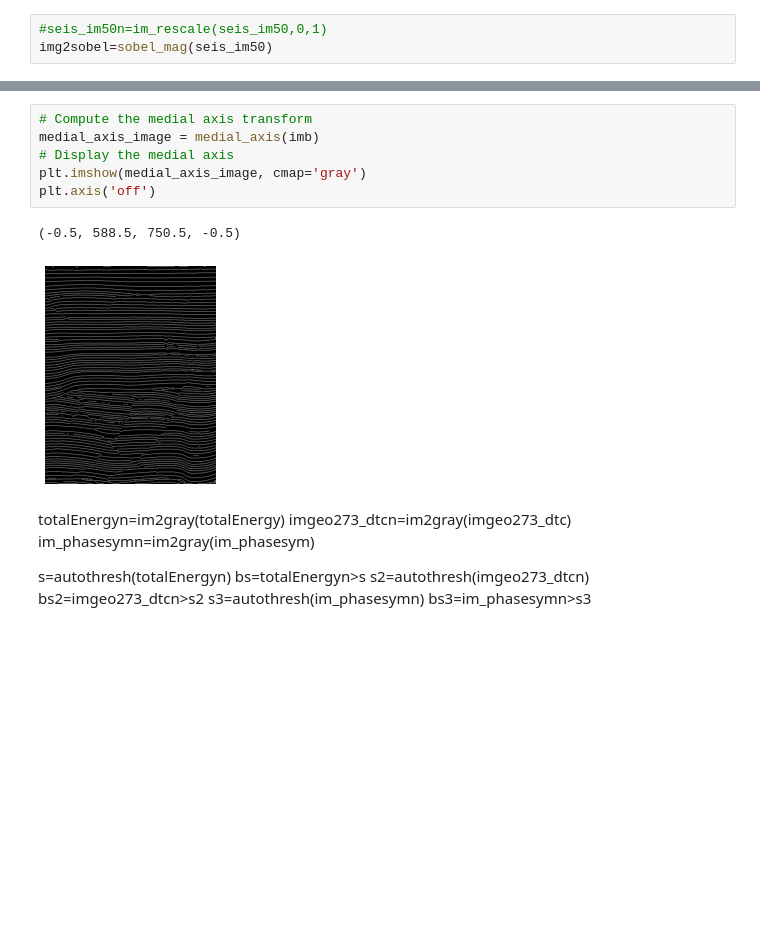
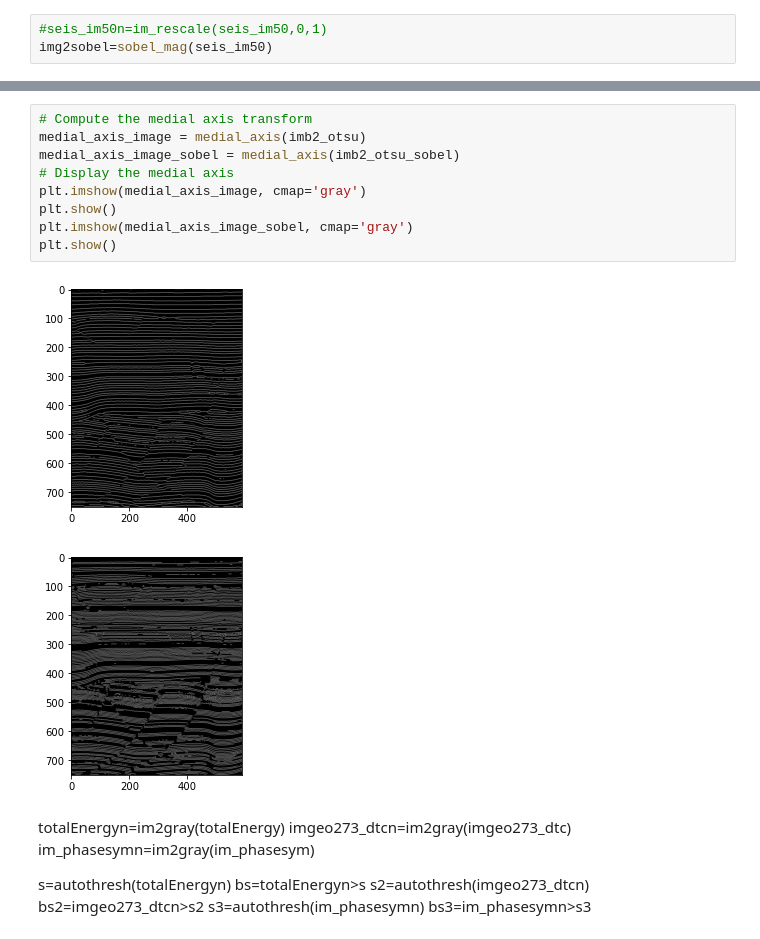
Before and after one commit to novalisja/phase_energy_2, a Jupyter notebook: pr.ipynb, the cells around one changed output, grey strips where cells are left out. Drawn from its saved outputs; the diff is of its cells as text; blank space fills up the shorter version.

```diff
--- a/pr.ipynb
+++ b/pr.ipynb
@@ -300,12 +300,15 @@ plt.show()
 # %%
 # Compute the medial axis transform
-medial_axis_image = medial_axis(imb)
+medial_axis_image = medial_axis(imb2_otsu)
+medial_axis_image_sobel = medial_axis(imb2_otsu_sobel)
 # Display the medial axis
 plt.imshow(medial_axis_image, cmap='gray')
-plt.axis('off')
+plt.show()
+plt.imshow(medial_axis_image_sobel, cmap='gray')
+plt.show()
 # %% [output]
-(-0.5, 588.5, 750.5, -0.5)
-[figure, old version]
+[figure, new version]
+[figure, added]
 # %% [markdown]
 totalEnergyn=im2gray(totalEnergy)
 imgeo273_dtcn=im2gray(imgeo273_dtc)
```
Also changed, not shown: parts of 1 cell of this notebook.
